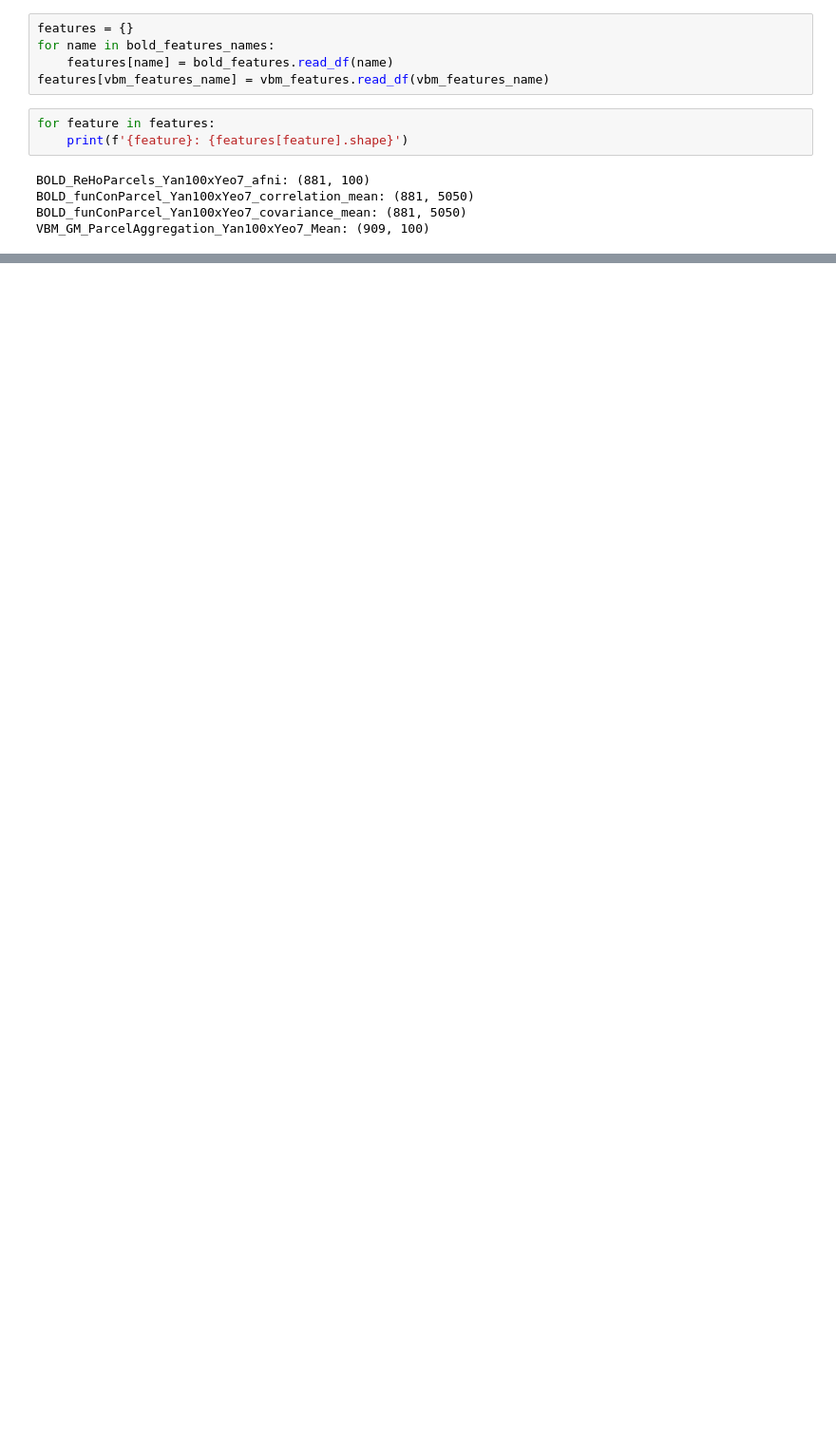
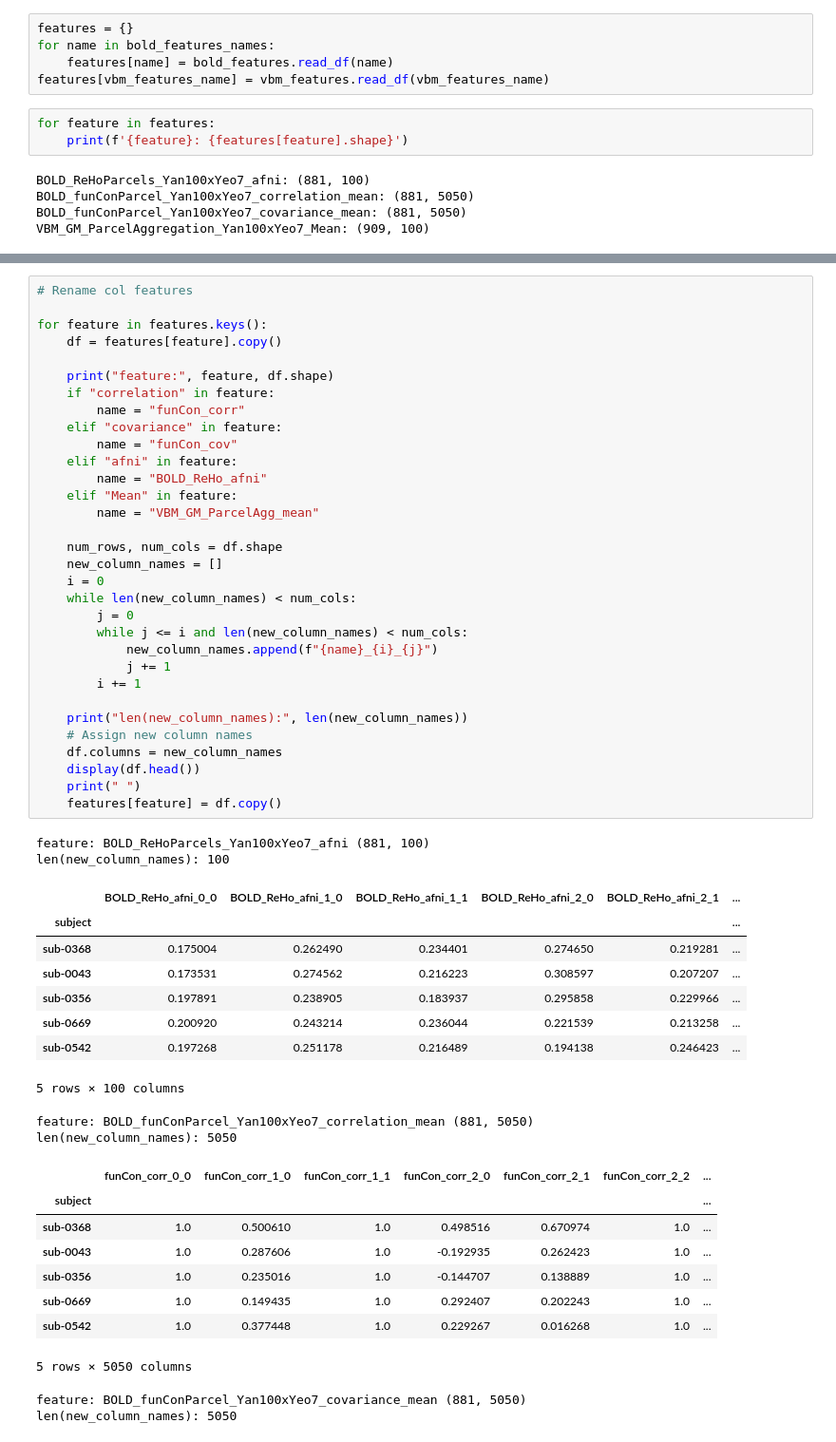
Before and after one commit to FerminT/picml, a Jupyter notebook: read_features.ipynb, the cells around one changed output, grey strips where cells are left out. Shown at 95% size. Cells and saved outputs as stored; diff of their text form; blank space fills up the shorter version.

```diff
--- a/read_features.ipynb
+++ b/read_features.ipynb
@@ -45,0 +52,55 @@ MultiIndex([('sub-0368',),
+# %%
+# Rename col features
+
+for feature in features.keys():
+    df = features[feature].copy()
+
+    print("feature:", feature, df.shape)
+    if "correlation" in feature:
+        name = "funCon_corr"
+    elif "covariance" in feature:
+        name = "funCon_cov"
+    elif "afni" in feature:
+        name = "BOLD_ReHo_afni"
+    elif "Mean" in feature:
+        name = "VBM_GM_ParcelAgg_mean"
+
+    num_rows, num_cols = df.shape
+    new_column_names = []
+    i = 0
+    while len(new_column_names) < num_cols:
+        j = 0
+        while j <= i and len(new_column_names) < num_cols:
+            new_column_names.append(f"{name}_{i}_{j}")
+            j += 1
+        i += 1
+
+    print("len(new_column_names):", len(new_column_names))
+    # Assign new column names
+    df.columns = new_column_names
+    display(df.head())
+    print(" ")
+    features[feature] = df.copy()
+# %% [output]
+feature: BOLD_ReHoParcels_Yan100xYeo7_afni (881, 100)
+len(new_column_names): 100
+|  | BOLD_ReHo_afni_0_0 | BOLD_ReHo_afni_1_0 | BOLD_ReHo_afni_1_1 | BOLD_ReHo_afni_2_0 | BOLD_ReHo_afni_2_1 | ... |
+| subject |  |  |  |  |  | ... |
+| sub-0368 | 0.175004 | 0.262490 | 0.234401 | 0.274650 | 0.219281 | ... |
+| sub-0043 | 0.173531 | 0.274562 | 0.216223 | 0.308597 | 0.207207 | ... |
+| sub-0356 | 0.197891 | 0.238905 | 0.183937 | 0.295858 | 0.229966 | ... |
+| sub-0669 | 0.200920 | 0.243214 | 0.236044 | 0.221539 | 0.213258 | ... |
+| sub-0542 | 0.197268 | 0.251178 | 0.216489 | 0.194138 | 0.246423 | ... |
+5 rows × 100 columns
+feature: BOLD_funConParcel_Yan100xYeo7_correlation_mean (881, 5050)
+len(new_column_names): 5050
+|  | funCon_corr_0_0 | funCon_corr_1_0 | funCon_corr_1_1 | funCon_corr_2_0 | funCon_corr_2_1 | funCon_corr_2_2 | ... |
+| subject |  |  |  |  |  |  | ... |
+| sub-0368 | 1.0 | 0.500610 | 1.0 | 0.498516 | 0.670974 | 1.0 | ... |
+| sub-0043 | 1.0 | 0.287606 | 1.0 | -0.192935 | 0.262423 | 1.0 | ... |
+| sub-0356 | 1.0 | 0.235016 | 1.0 | -0.144707 | 0.138889 | 1.0 | ... |
+| sub-0669 | 1.0 | 0.149435 | 1.0 | 0.292407 | 0.202243 | 1.0 | ... |
+| sub-0542 | 1.0 | 0.377448 | 1.0 | 0.229267 | 0.016268 | 1.0 | ... |
+5 rows × 5050 columns
+feature: BOLD_funConParcel_Yan100xYeo7_covariance_mean (881, 5050)
+len(new_column_names): 5050
```
Also changed, not shown: parts of 6 cells of this notebook, 1 other file.
